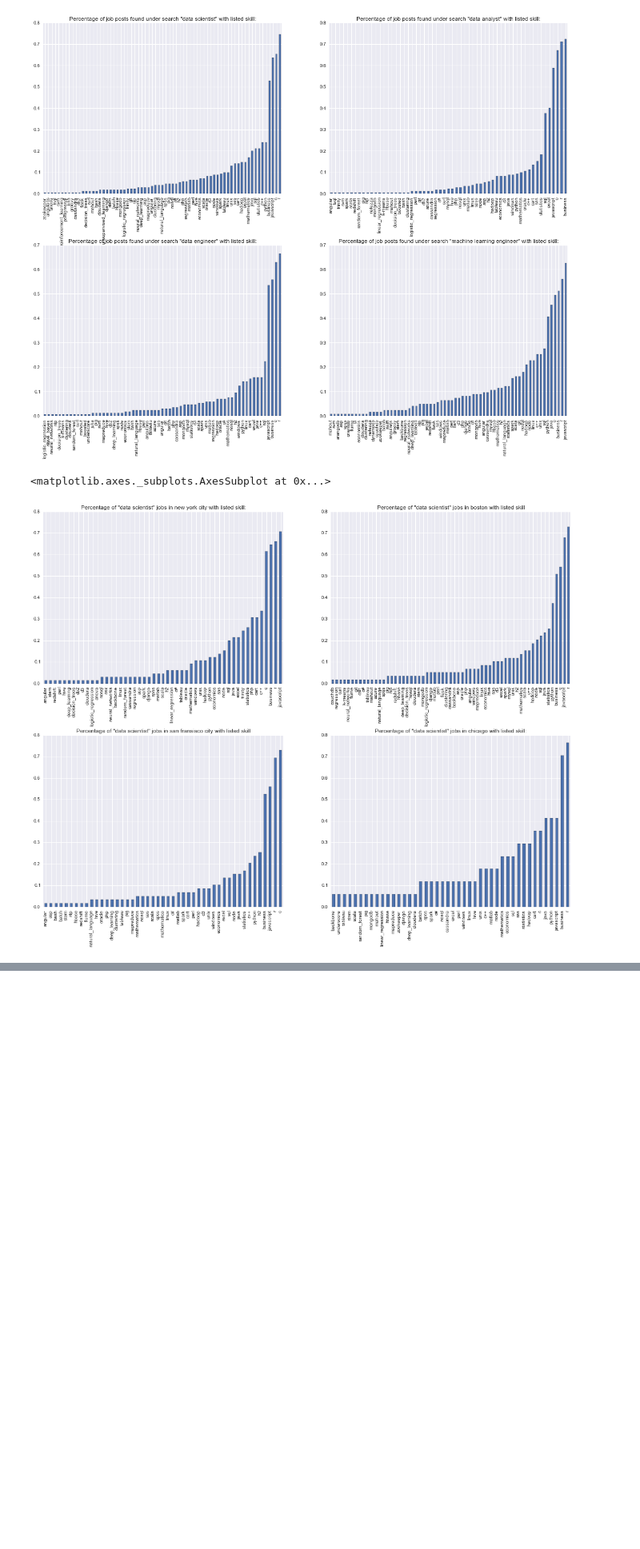
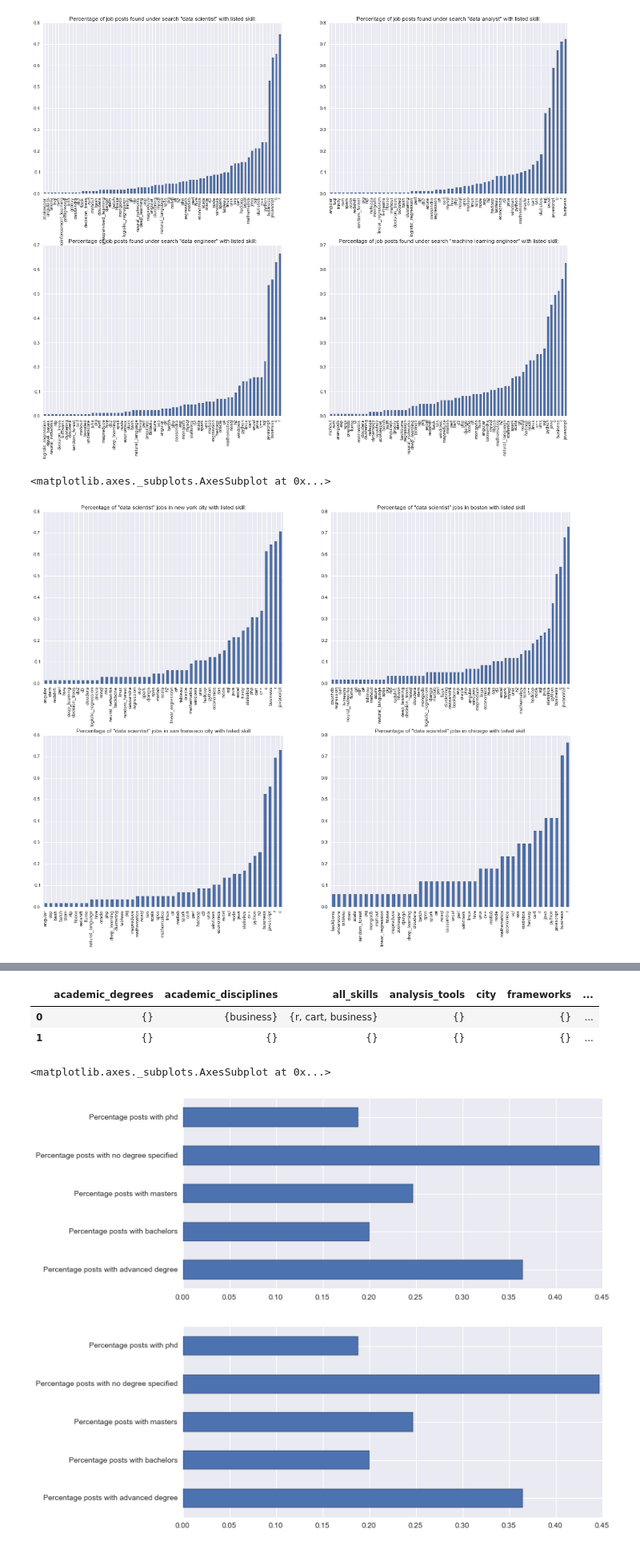
Before and after one commit to tamirbennatan/data_science_skills_analysis, a Jupyter notebook: Data Science Skills Analysis.ipynb, the cells around one changed output, grey strips where cells are left out. Shown at 80% size. Drawn from its saved outputs; the diff is of its cells as text; code cells hidden in the pictures; blank space fills up the shorter version.

```diff
--- a/Data Science Skills Analysis.ipynb
+++ b/Data Science Skills Analysis.ipynb
@@ -345,0 +383,41 @@ data_scientist_all.head()
+# %%
+data_scientist_no_degree.head(2)
+# %% [output]
+|  | academic_degrees | academic_disciplines | all_skills | analysis_tools | city | frameworks | ... |
+| 0 | {} | {business} | {r, cart, business} | {} |  | {} | ... |
+| 1 | {} | {} | {} | {} |  | {} | ... |
+# %%
+perc_data_scientist_bachelors = data_scientist_bachelors.shape[0]/float(data_scientist_all.shape[0])
+perc_data_scientist_masters = data_scientist_masters.shape[0]/float(data_scientist_all.shape[0])
+perc_data_scientist_advanced_degree = data_scientist_advanced_degree.shape[0]/float(data_scientist_all.shape[0])
+perc_data_scientist_phd = data_scientist_phd.shape[0]/float(data_scientist_all.shape[0])
+perc_data_scientist_no_degree = data_scientist_no_degree.shape[0]/float(data_scientist_all.shape[0])
+
+data_scientist_degree_percentages = pd.DataFrame(data = {'Percentage posts with masters': perc_data_scientist_bachelors,
+                                     'Percentage posts with bachelors': perc_data_scientist_masters,
+                                     'Percentage posts with advanced degree': perc_data_scientist_advanced_degree,
+                                     'Percentage posts with phd': perc_data_scientist_phd,
+                                     'Percentage posts with no degree specified': perc_data_scientist_no_degree},
+                             index = [0]).T
+# %%
+perc_machine_learning_engineer_bachelors = machine_learning_engineer_bachelors.shape[0]/float(machine_learning_engineer_all.shape[0])
+perc_machine_learning_engineer_masters = machine_learning_engineer_masters.shape[0]/float(machine_learning_engineer_all.shape[0])
+perc_machine_learning_engineer_advanced_degree = machine_learning_engineer_advanced_degree.shape[0]/float(machine_learning_engineer_all.shape[0])
+perc_machine_learning_engineer_phd = machine_learning_engineer_phd.shape[0]/float(machine_learning_engineer_all.shape[0])
+perc_machine_learning_engineer_no_degree = machine_learning_engineer_no_degree.shape[0]/float(machine_learning_engineer_all.shape[0])
+
+machine_learning_engineer_degree_percentages = pd.DataFrame(data = {'Percentage posts with masters': perc_data_scientist_bachelors,
+                                     'Percentage posts with bachelors': perc_data_scientist_masters,
+                                     'Percentage posts with advanced degree': perc_data_scientist_advanced_degree,
+                                     'Percentage posts with phd': perc_data_scientist_phd,
+                                     'Percentage posts with no degree specified': perc_data_scientist_no_degree},
+                             index = [0]).T
+# %%
+fig, axes = plt.subplots(nrows=2, ncols=1, figsize=(20, 20))
+
+
+data_scientist_degree_percentages.plot.barh(ax = axes[0], legend = None, figsize = (10, 10))
+machine_learning_engineer_degree_percentages.plot.barh(ax = axes[1], legend = None, figsize = (10, 10))
+# %% [output]
+<matplotlib.axes._subplots.AxesSubplot at 0x...>
+[figure, added]
```
Also changed, not shown: parts of 11 cells of this notebook.
